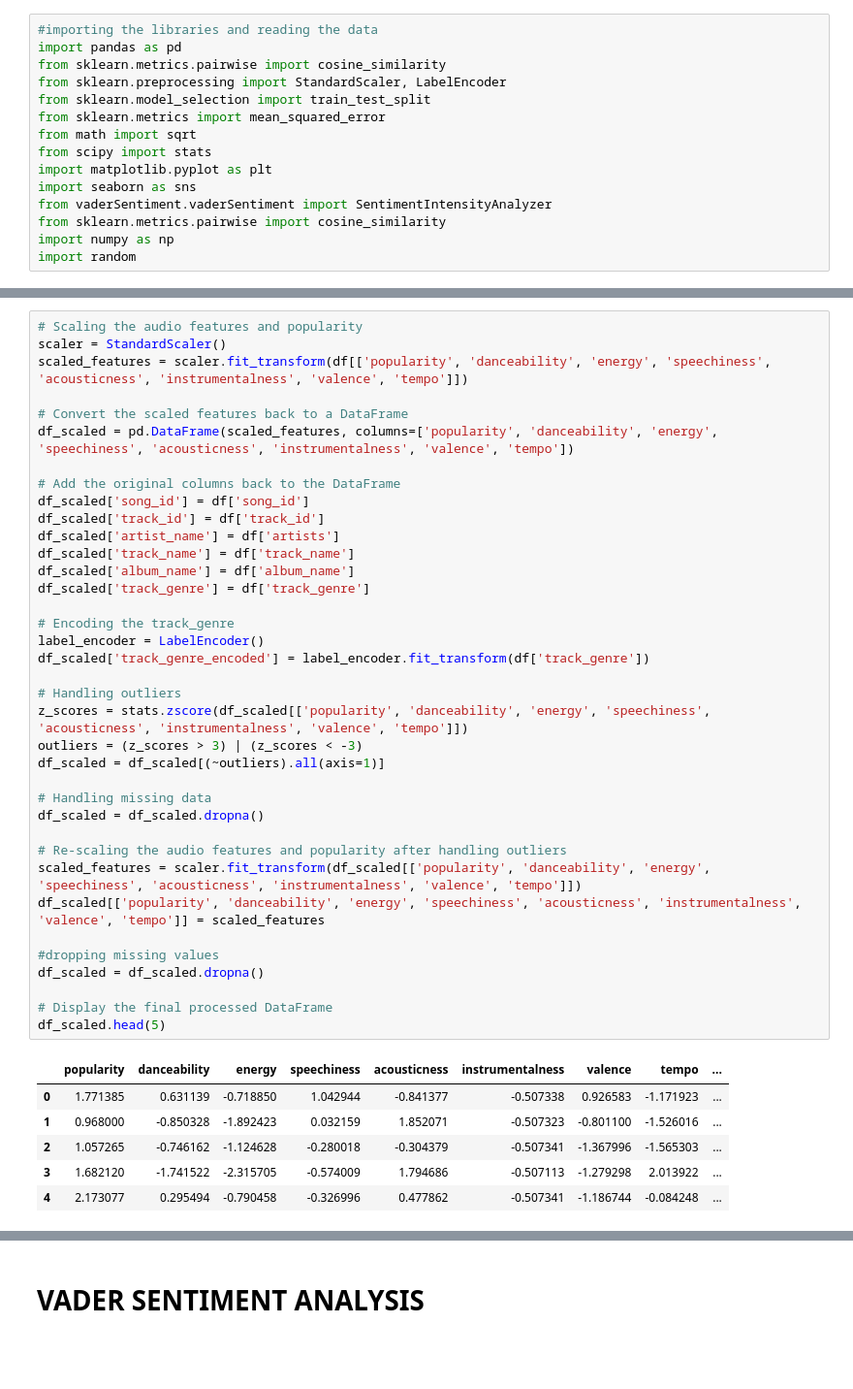
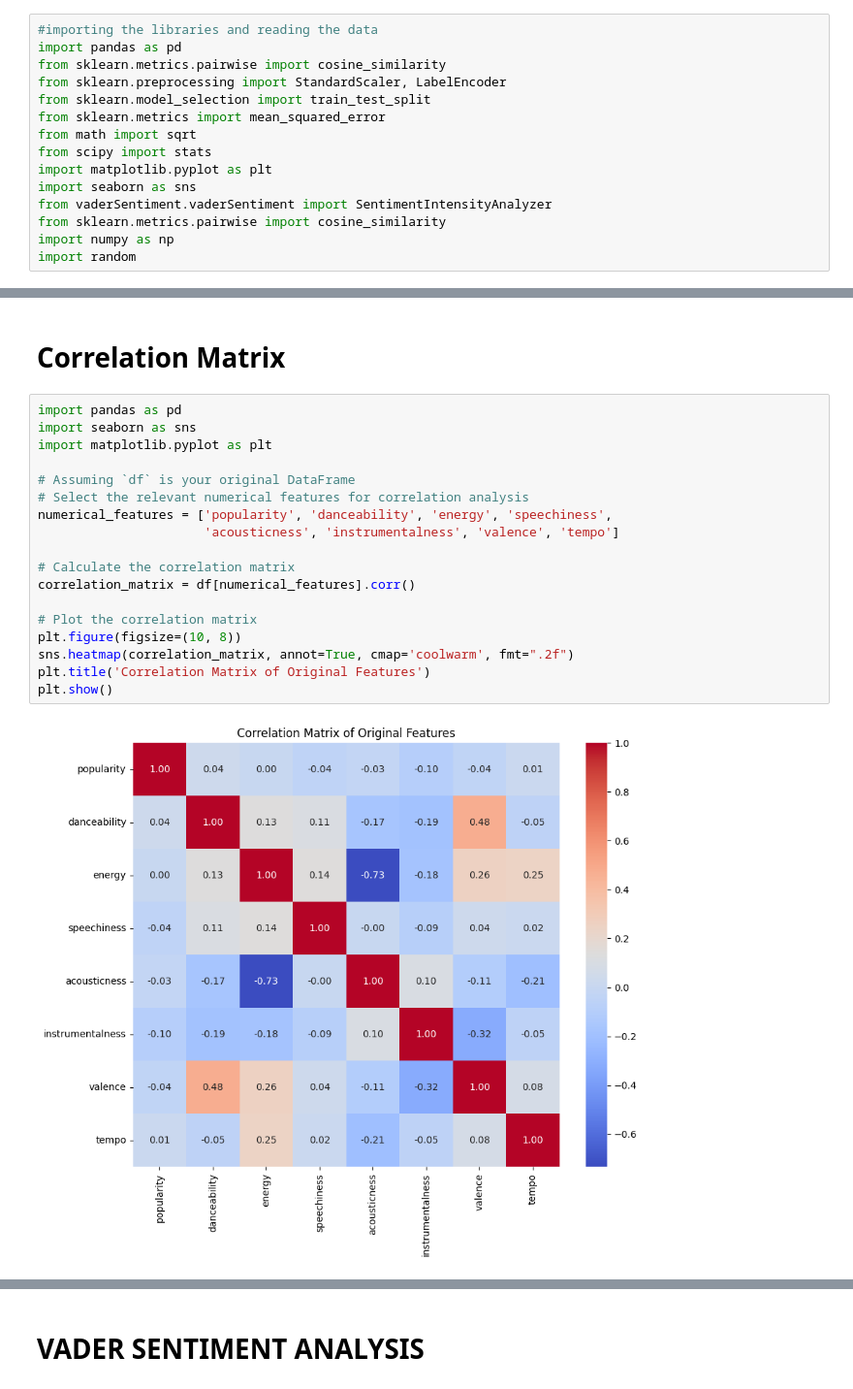
Before and after one commit to sbeeredd04/Song_Rec, a Jupyter notebook: song_recommender.ipynb, the cells around one changed output, grey strips where cells are left out. Shown at 97% size. Cells and saved outputs as stored; diff of their text form; blank space fills up the shorter version.

```diff
--- a/song_recommender.ipynb
+++ b/song_recommender.ipynb
@@ -34,47 +39,25 @@ df.head(5)
 | 2 | 2 | 1iJBSr7s7jYXzM8EGcbK5b | Ingrid Michaelson;ZAYN | To Begin Again | To Begin Again | 57 | 0.438 | 0.3590 | 0.0557 | ... |
 | 3 | 3 | 6lfxq3CG4xtTiEg7opyCyx | Kina Grannis | Crazy Rich Asians (Original Motio... | Can't Help Falling In Love | 71 | 0.266 | 0.0596 | 0.0363 | ... |
 | 4 | 4 | 5vjLSffimiIP26QG5WcN2K | Chord Overstreet | Hold On | Hold On | 82 | 0.618 | 0.4430 | 0.0526 | ... |
-# %%
-# Scaling the audio features and popularity
-scaler = StandardScaler()
-scaled_features = scaler.fit_transform(df[['popularity', 'danceability', 'energy', 'speechiness', 'acousticness', 'instrumentalness', 'valence', 'tempo']])
-
-# Convert the scaled features back to a DataFrame
-df_scaled = pd.DataFrame(scaled_features, columns=['popularity', 'danceability', 'energy', 'speechiness', 'acousticness', 'instrumentalness', 'valence', 'tempo'])
-
-# Add the original columns back to the DataFrame
-df_scaled['song_id'] = df['song_id']
-df_scaled['track_id'] = df['track_id']
-df_scaled['artist_name'] = df['artists']
-df_scaled['track_name'] = df['track_name']
-df_scaled['album_name'] = df['album_name']
-df_scaled['track_genre'] = df['track_genre']
-
-# Encoding the track_genre
-label_encoder = LabelEncoder()
-df_scaled['track_genre_encoded'] = label_encoder.fit_transform(df['track_genre'])
-
-# Handling outliers
-z_scores = stats.zscore(df_scaled[['popularity', 'danceability', 'energy', 'speechiness', 'acousticness', 'instrumentalness', 'valence', 'tempo']])
-outliers = (z_scores > 3) | (z_scores < -3)
-df_scaled = df_scaled[(~outliers).all(axis=1)]
-
-# Handling missing data
-df_scaled = df_scaled.dropna()
-
-# Re-scaling the audio features and popularity after handling outliers
-scaled_features = scaler.fit_transform(df_scaled[['popularity', 'danceability', 'energy', 'speechiness', 'acousticness', 'instrumentalness', 'valence', 'tempo']])
-df_scaled[['popularity', 'danceability', 'energy', 'speechiness', 'acousticness', 'instrumentalness', 'valence', 'tempo']] = scaled_features
-
-#dropping missing values
-df_scaled = df_scaled.dropna()
-
-# Display the final processed DataFrame
-df_scaled.head(5)
-# %% [output]
-|  | popularity | danceability | energy | speechiness | acousticness | instrumentalness | valence | tempo | ... |
-| 0 | 1.771385 | 0.631139 | -0.718850 | 1.042944 | -0.841377 | -0.507338 | 0.926583 | -1.171923 | ... |
-| 1 | 0.968000 | -0.850328 | -1.892423 | 0.032159 | 1.852071 | -0.507323 | -0.801100 | -1.526016 | ... |
-| 2 | 1.057265 | -0.746162 | -1.124628 | -0.280018 | -0.304379 | -0.507341 | -1.367996 | -1.565303 | ... |
-| 3 | 1.682120 | -1.741522 | -2.315705 | -0.574009 | 1.794686 | -0.507113 | -1.279298 | 2.013922 | ... |
-| 4 | 2.173077 | 0.295494 | -0.790458 | -0.326996 | 0.477862 | -0.507341 | -1.186744 | -0.084248 | ... |
+# %% [markdown]
+# Correlation Matrix
+# %%
+import pandas as pd
+import seaborn as sns
+import matplotlib.pyplot as plt
+
+# Assuming `df` is your original DataFrame
+# Select the relevant numerical features for correlation analysis
+numerical_features = ['popularity', 'danceability', 'energy', 'speechiness',
+                      'acousticness', 'instrumentalness', 'valence', 'tempo']
+
+# Calculate the correlation matrix
+correlation_matrix = df[numerical_features].corr()
+
+# Plot the correlation matrix
+plt.figure(figsize=(10, 8))
+sns.heatmap(correlation_matrix, annot=True, cmap='coolwarm', fmt=".2f")
+plt.title('Correlation Matrix of Original Features')
+plt.show()
+# %% [output]
+[figure, added]
```
Also changed, not shown: parts of 10 cells of this notebook, 1 other file.
